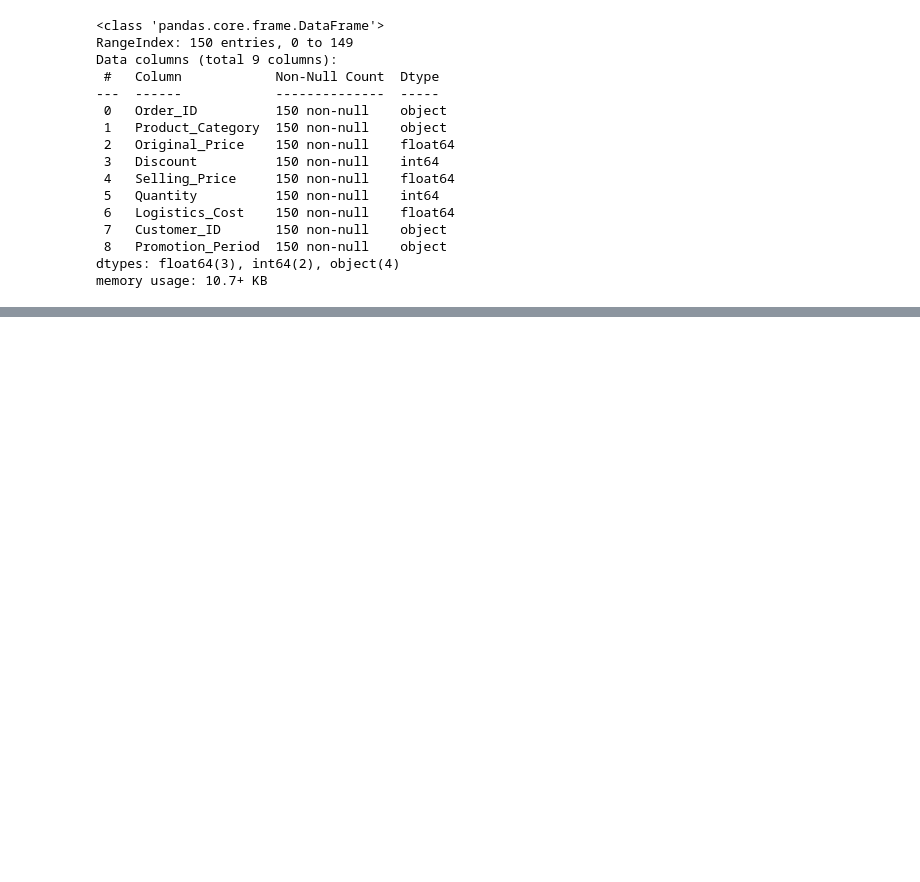
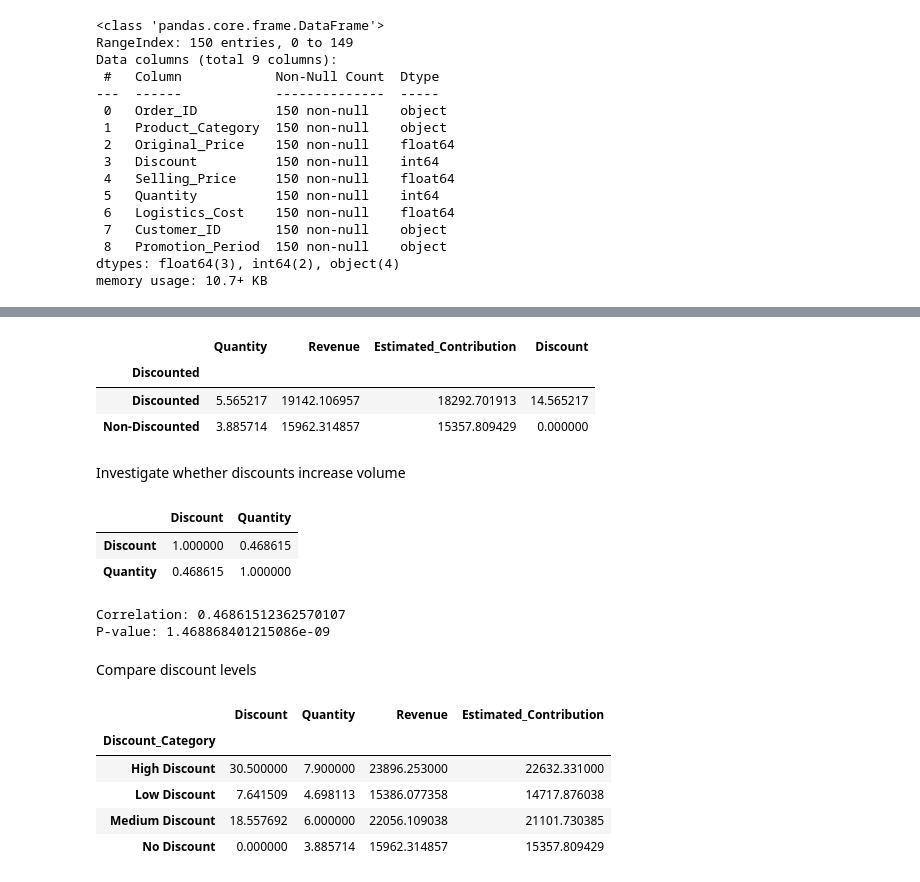
Before and after one commit to PRIYA-P14/Ecommerce_Discount_Analysis, a Jupyter notebook: Ecommerce_Discount_Analysis.ipynb, the cells around one changed output, grey strips where cells are left out. Saved outputs shown, nothing was run; the diff lists cells and outputs as text; code cells hidden in the pictures; blank space fills up the shorter version.

```diff
--- a/Ecommerce_Discount_Analysis.ipynb
+++ b/Ecommerce_Discount_Analysis.ipynb
@@ -114,0 +246,57 @@ memory usage: 10.7+ KB
+# %%
+comparison = df.groupby("Discounted").agg({
+    "Quantity": "mean",
+    "Revenue": "mean",
+    "Estimated_Contribution": "mean",
+    "Discount": "mean"
+})
+
+comparison
+# %% [output]
+|  | Quantity | Revenue | Estimated_Contribution | Discount |
+| Discounted |  |  |  |  |
+| Discounted | 5.565217 | 19142.106957 | 18292.701913 | 14.565217 |
+| Non-Discounted | 3.885714 | 15962.314857 | 15357.809429 | 0.000000 |
+# %% [markdown]
+Investigate whether discounts increase volume
+# %%
+correlation = df[
+    ["Discount", "Quantity"]
+].corr()
+
+correlation
+# %% [output]
+|  | Discount | Quantity |
+| Discount | 1.000000 | 0.468615 |
+| Quantity | 0.468615 | 1.000000 |
+# %%
+corr, p_value = pearsonr(
+    df["Discount"],
+    df["Quantity"]
+)
+
+print("Correlation:", corr)
+print("P-value:", p_value)
+# %% [output]
+Correlation: 0.46861512362570107
+P-value: 1.468868401215086e-09
+# %% [markdown]
+Compare discount levels
+# %%
+discount_analysis = df.groupby(
+    "Discount_Category"
+).agg({
+    "Discount": "mean",
+    "Quantity": "mean",
+    "Revenue": "mean",
+    "Estimated_Contribution": "mean"
+})
+
+discount_analysis
+# %% [output]
+|  | Discount | Quantity | Revenue | Estimated_Contribution |
+| Discount_Category |  |  |  |  |
+| High Discount | 30.500000 | 7.900000 | 23896.253000 | 22632.331000 |
+| Low Discount | 7.641509 | 4.698113 | 15386.077358 | 14717.876038 |
+| Medium Discount | 18.557692 | 6.000000 | 22056.109038 | 21101.730385 |
+| No Discount | 0.000000 | 3.885714 | 15962.314857 | 15357.809429 |
```
Also changed, not shown: parts of 51 cells of this notebook.
